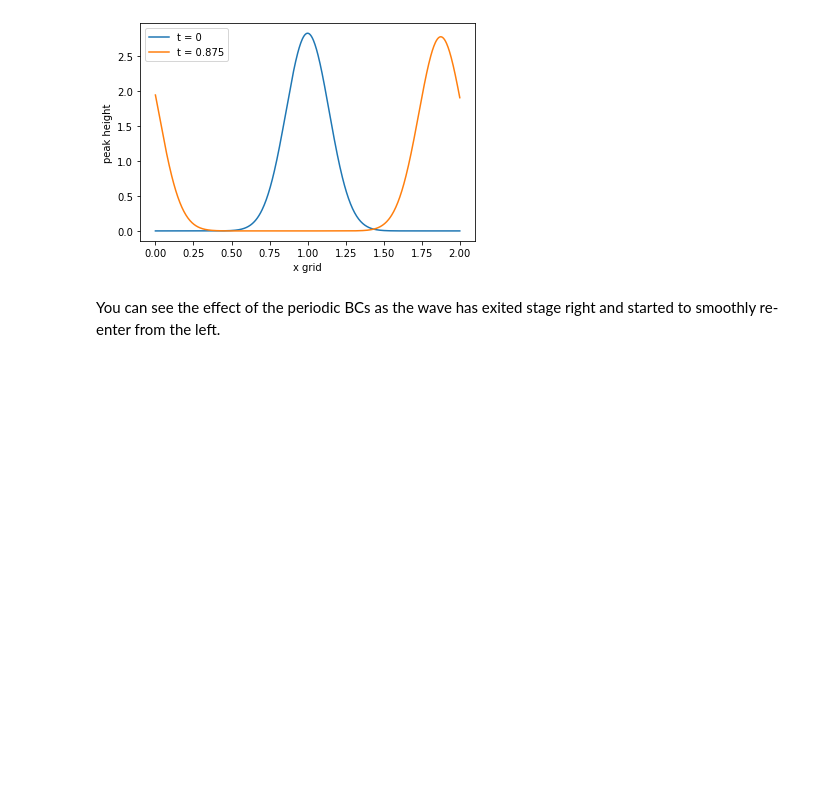
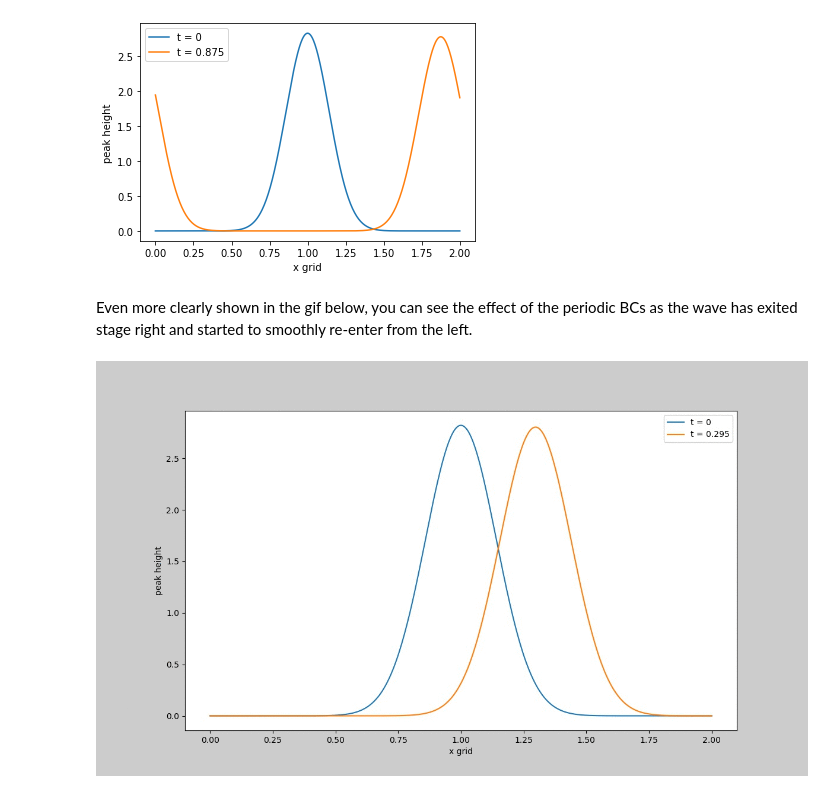
Before and after one commit to killacamron/CFDcourse21, a Jupyter notebook: Python Lesson Example.ipynb, the cells around one changed output. Drawn from its saved outputs; the diff is of its cells as text; code cells hidden in the pictures; blank space fills up the shorter version.

```diff
--- a/Python Lesson Example.ipynb
+++ b/Python Lesson Example.ipynb
@@ -95,4 +98,11 @@ plt.legend()
 <matplotlib.legend.Legend at 0x...>
 [figure]
 # %% [markdown]
-You can see the effect of the periodic BCs as the wave has exited stage right and started to smoothly re-enter from the left.
+Even more clearly shown in the gif below, you can see the effect of the periodic BCs as the wave has exited stage right and started to smoothly re-enter from the left.
+# %%
+from pathlib import Path
+gifPath = Path("C:/Users/Cam/Downloads/the_wave_example.gif")
+with open(gifPath,'rb') as f:
+    display.Image(data=f.read(), format='png')
+# %% [output]
+[figure, added]
```
Also changed, not shown: parts of 1 cell of this notebook.
